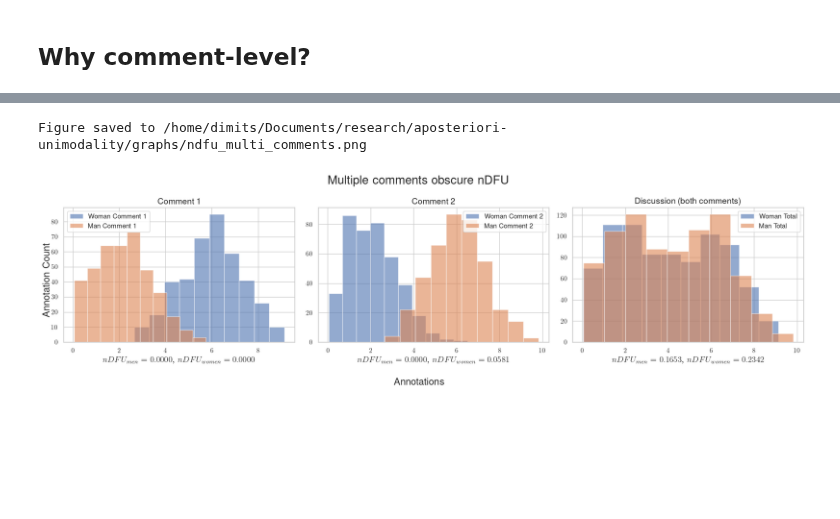
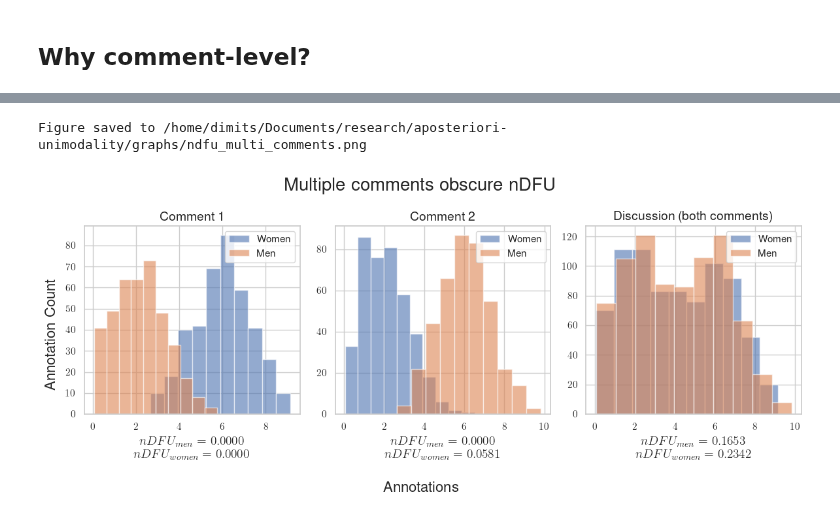
Before and after one commit to dimits-ts/aposteriori-unimodality, a Jupyter notebook: explanation.ipynb, the cells around one changed output, grey strips where cells are left out. Cells and saved outputs as stored; diff of their text form; code cells hidden in the pictures; blank space fills up the shorter version.

Commit message:
standardize graph code

```diff
--- a/explanation.ipynb
+++ b/explanation.ipynb
@@ -135,38 +115,28 @@ Women: 0.23423423423423423, Men: 0.16528925619834717
-# %%
-fig, axs = plt.subplots(1, 3, figsize=(18, 5), tight_layout=True)
-
-axs[0].hist(d_woman_comment1, bins=bins, alpha=0.6, label="Woman Comment 1")
-axs[0].hist(d_man_comment1, bins=bins, alpha=0.6, label="Man Comment 1")
-axs[0].set_title("Comment 1", fontsize=LESSER_LABEL_SIZE)
-axs[0].legend()
-axs[0].set_xlabel(
-    f"$nDFU_{{men}}={n_man_comment1:.4f}$, $nDFU_{{women}}={n_woman_comment1:.4f}$",
-    fontsize=LESSER_LABEL_SIZE,
-)
-
-axs[1].hist(d_woman_comment2, bins=bins, alpha=0.6, label="Woman Comment 2")
-axs[1].hist(d_man_comment2, bins=bins, alpha=0.6, label="Man Comment 2")
-axs[1].set_title("Comment 2", fontsize=LESSER_LABEL_SIZE)
-axs[1].legend()
-axs[1].set_xlabel(
-    f"$nDFU_{{men}}={n_man_comment2:.4f}$, $nDFU_{{women}}={n_woman_comment2:.4f}$",
-    fontsize=LESSER_LABEL_SIZE,
-)
-
-axs[2].hist(d_woman, bins=bins, alpha=0.6, label="Woman Total")
-axs[2].hist(d_man, bins=bins, alpha=0.6, label="Man Total")
-axs[2].set_title("Discussion (both comments)", fontsize=LESSER_LABEL_SIZE)
-axs[2].legend()
-axs[2].set_xlabel(
-    f"$nDFU_{{men}}={n_man:.4f}$, $nDFU_{{women}}={n_woman:.4f}$",
-    fontsize=LESSER_LABEL_SIZE,
-)
-
-fig.suptitle("Multiple comments obscure nDFU", fontsize=TITLE_SIZE)
-fig.supxlabel("Annotations", fontsize=LABEL_SIZE)
-fig.supylabel("Annotation Count", fontsize=LABEL_SIZE)
-save_plot(GRAPH_DIR / "ndfu_multi_comments.png")
-plt.show()
-# %% [output]
-Figure saved to /home/dimits/Documents/research/aposteriori-unimodality/graphs/ndfu_multi_comments.png
-[figure, removed]
+# %%
+def plot_example(title: str, women_annot: list[float], men_annot: list[float], bins: int, ax):
+    ndfu_man = ndfu(men_annot, bins=bins)
+    ndfu_woman = ndfu(women_annot, bins=bins)
+
+    ax.hist(women_annot, bins=bins, alpha=0.6, label="Women")
+    ax.hist(men_annot, bins=bins, alpha=0.6, label="Men")
+    ax.set_title(title, fontsize=LESSER_LABEL_SIZE)
+    ax.legend(loc="upper right")
+    ax.set_xlabel(
+        f"$nDFU_{{men}}={ndfu_man:.4f}$\n$nDFU_{{women}}={ndfu_woman:.4f}$",
+        fontsize=LESSER_LABEL_SIZE,
+    )
+
+fig, axs = plt.subplots(1, 3, figsize=(12, 5), tight_layout=True)
+
+plot_example("Comment 1", d_woman_comment1, d_man_comment1, bins, axs[0])
+plot_example("Comment 2", d_woman_comment2, d_man_comment2, bins, axs[1])
+plot_example("Discussion (both comments)", d_woman, d_man, bins, axs[2])
+
+fig.suptitle("Multiple comments obscure nDFU", fontsize=TITLE_SIZE)
+fig.supxlabel("Annotations", fontsize=LABEL_SIZE)
+fig.supylabel("Annotation Count", fontsize=LABEL_SIZE)
+save_plot(GRAPH_DIR / "ndfu_multi_comments.png")
+plt.show()
+# %% [output]
+Figure saved to /home/dimits/Documents/research/aposteriori-unimodality/graphs/ndfu_multi_comments.png
+[figure, added]
```
Also changed, not shown: parts of 1 cell of this notebook, 3 other files.
